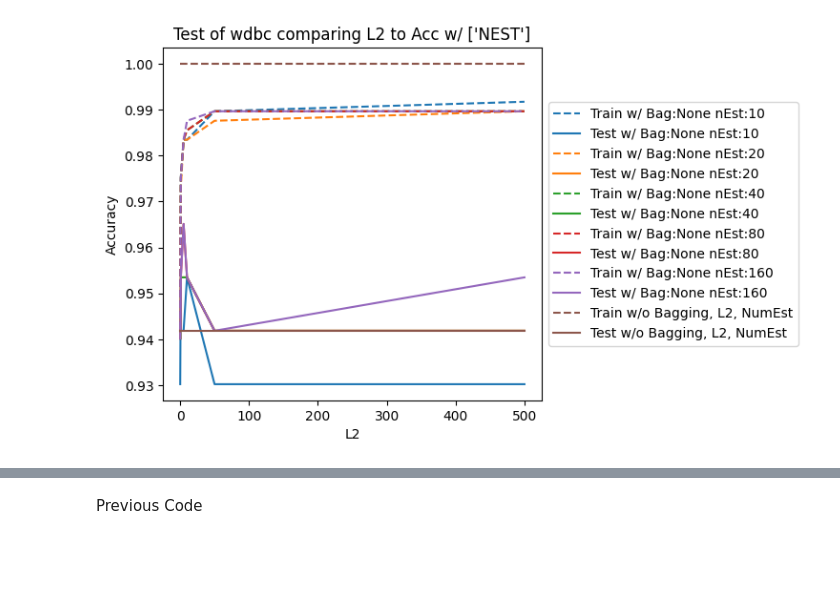
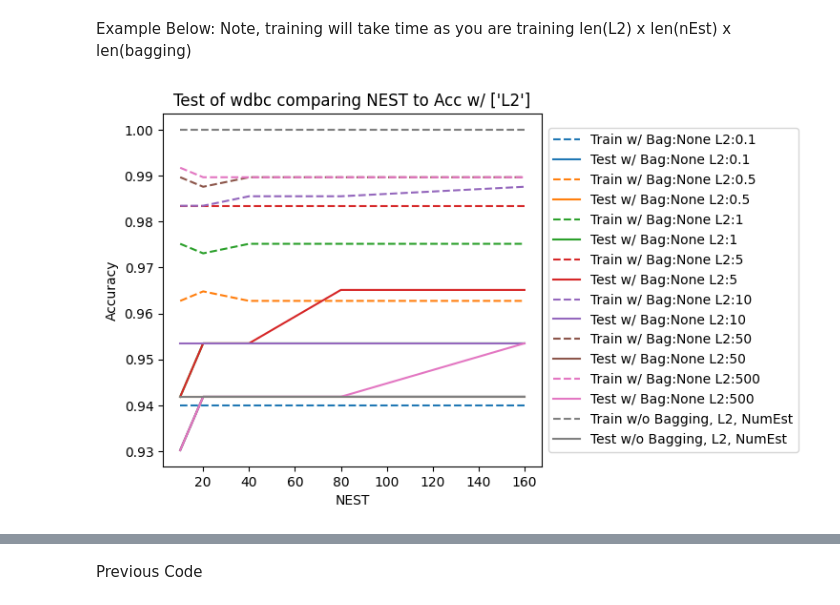
Before and after one commit to csci-567-project-KNQM/bagging-vs-boosting, a Jupyter notebook: main.ipynb, the cells around one changed output, grey strips where cells are left out. Saved outputs shown, nothing was run; the diff lists cells and outputs as text; code cells hidden in the pictures; blank space fills up the shorter version.

```diff
--- a/main.ipynb
+++ b/main.ipynb
@@ -64,7 +64,7 @@ def get_dataset(name):
 # %%
 class Models():
 
-    def __init__(self, modelName, maxIter, L2, nEstimators, bagging, modelTitle):
+    def __init__(self, datasetName, maxIter, L2, nEstimators, bagging, modelTitle):
         """
         modelName: dataset to use
         maxIter: max iterations to train to
@@ -73,7 +73,7 @@ class Models():
         bagging: Fraction we want to test, None if no bagging
         modelTitle: Title for graphs, what is this model?
         """
-        self.modelName=modelName
+        self.modelName=datasetName
         self.XTrain,self.XTest,self.yTrain,self.yTest=get_dataset(modelName)
         self.maxIter=maxIter
         self.L2=L2
@@ -298,7 +315,9 @@ class Models():
+# %% [markdown]
+Example Below: Note, training will take time as you are training len(L2) x len(nEst) x len(bagging)
 # %%
 testModel=Models('wdbc',5000,[0.1,0.5,1,5,10,50,500],[10,20,40,80,160],[0.2,0.35,0.5,0.75,1],"Test of wdbc")
 testModel.Train()
 # %%
-testModel.Graph('L2',["NEST"])
+testModel.Graph('NEST',["L2"])
 # %% [output]
-[figure, old version]
+[figure, new version]
```
Also changed, not shown: parts of 9 cells of this notebook.
